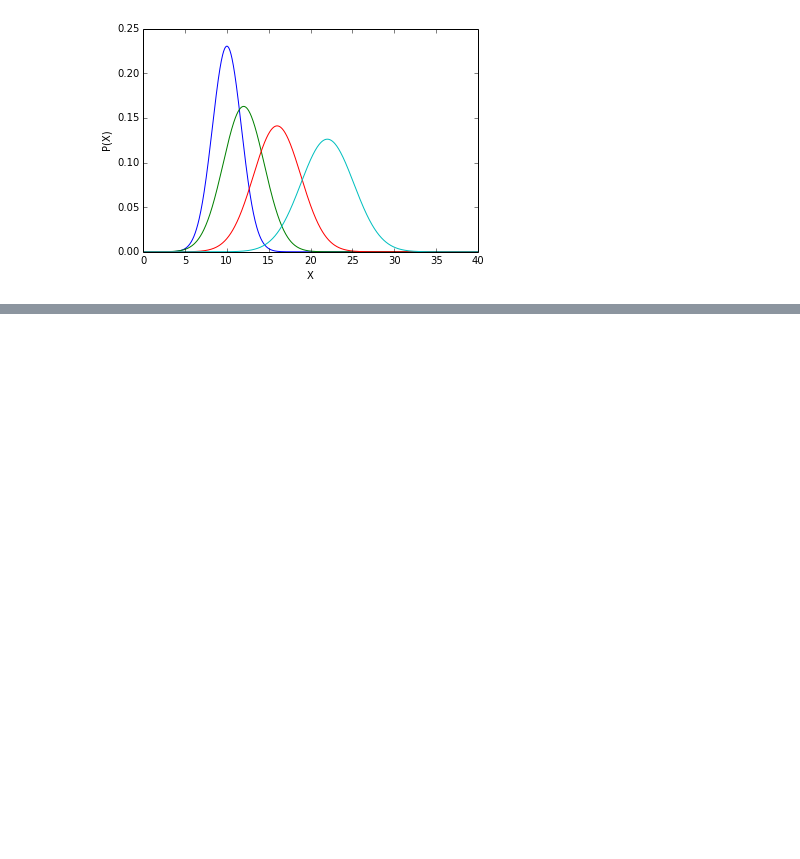
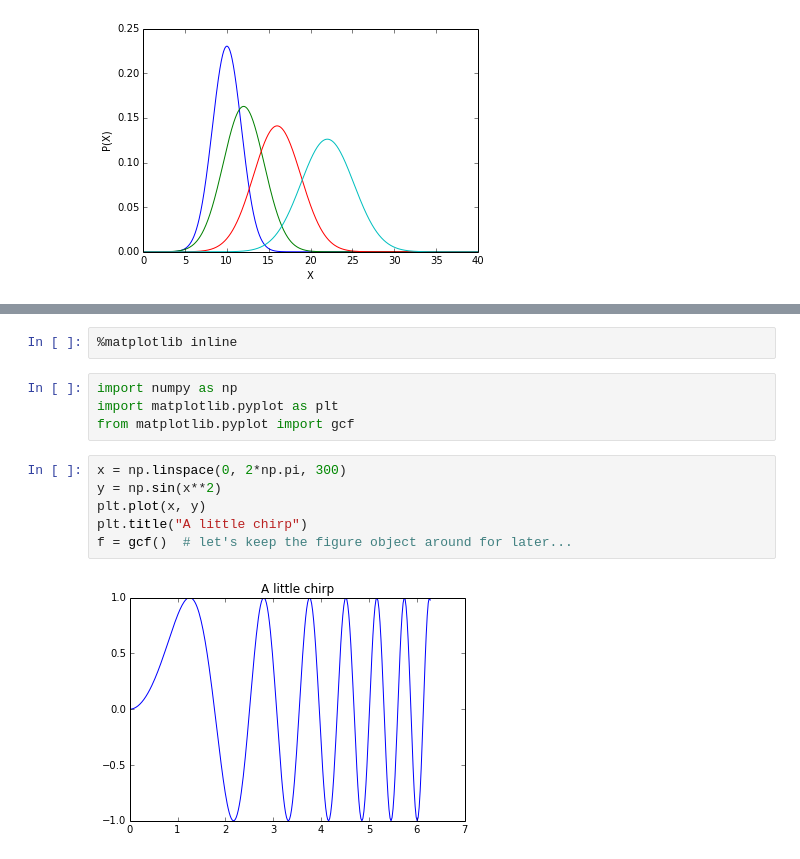
Before and after one commit to WhaleChen/enjoy_stats, a Jupyter notebook: hello_ipython_Notebook.ipynb, the cells around one changed output, grey strips where cells are left out. Cells and saved outputs as stored; diff of their text form; blank space fills up the shorter version.

```diff
--- a/hello_ipython_Notebook.ipynb
+++ b/hello_ipython_Notebook.ipynb
@@ -91,0 +171,14 @@ plt.ylabel("P(X)")
+# %%
+%matplotlib inline
+# %%
+import numpy as np
+import matplotlib.pyplot as plt
+from matplotlib.pyplot import gcf
+# %%
+x = np.linspace(0, 2*np.pi, 300)
+y = np.sin(x**2)
+plt.plot(x, y)
+plt.title("A little chirp")
+f = gcf()  # let's keep the figure object around for later...
+# %% [output]
+[figure, added]
```
Also changed, not shown: parts of 14 cells of this notebook.
